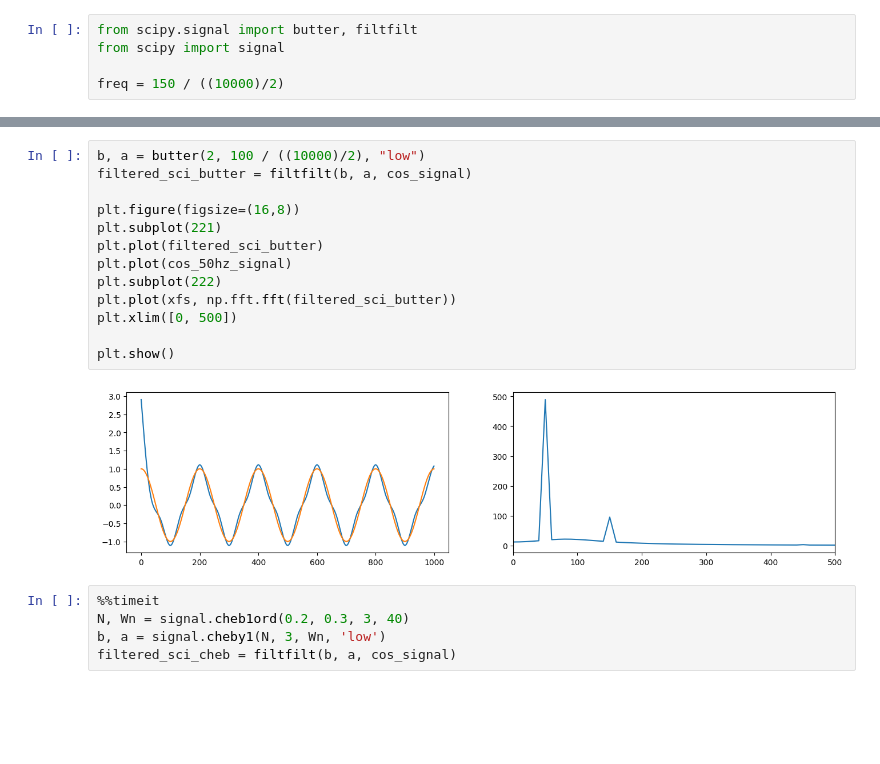
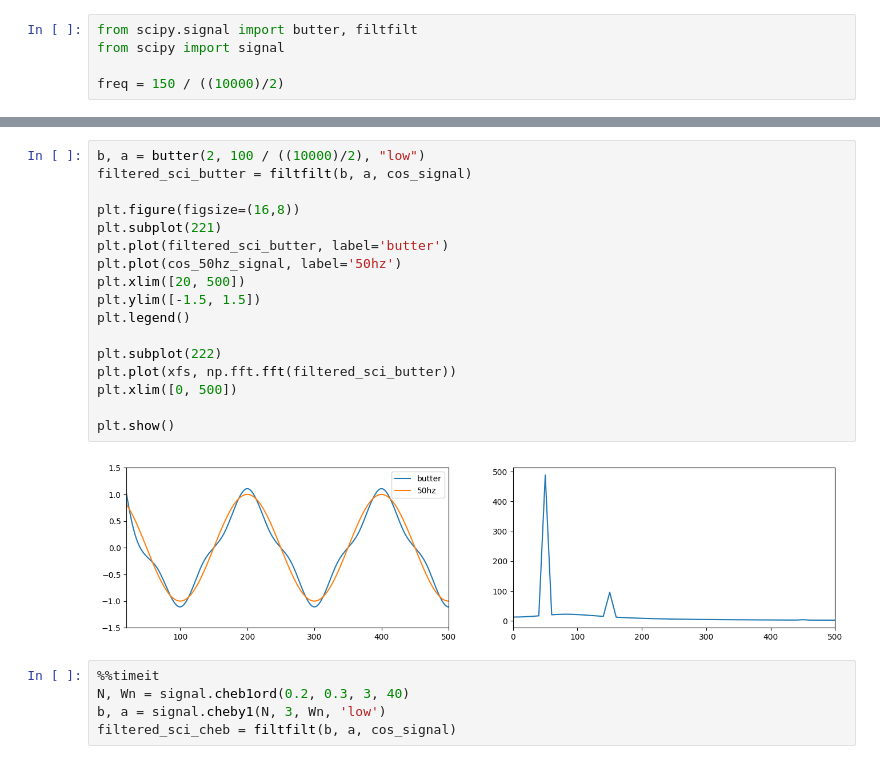
Before and after one commit to JooudDoo/DigitalSignals, a Jupyter notebook: lab_4.ipynb, the cells around one changed output, grey strips where cells are left out. Drawn from its saved outputs; the diff is of its cells as text; blank space fills up the shorter version.

```diff
--- a/lab_4.ipynb
+++ b/lab_4.ipynb
@@ -252,18 +260,22 @@ filtered_sci_butter = filtfilt(b, a, cos_signal)
 # %%
 b, a = butter(2, 100 / ((10000)/2), "low")
 filtered_sci_butter = filtfilt(b, a, cos_signal)
 
 plt.figure(figsize=(16,8))
 plt.subplot(221)
-plt.plot(filtered_sci_butter)
-plt.plot(cos_50hz_signal)
+plt.plot(filtered_sci_butter, label='butter')
+plt.plot(cos_50hz_signal, label='50hz')
+plt.xlim([20, 500])
+plt.ylim([-1.5, 1.5])
+plt.legend()
+
 plt.subplot(222)
 plt.plot(xfs, np.fft.fft(filtered_sci_butter))
 plt.xlim([0, 500])
 
 plt.show()
 # %% [output]
-[figure, old version]
+[figure, new version]
 # %%
 %%timeit
 N, Wn = signal.cheb1ord(0.2, 0.3, 3, 40)
```
Also changed, not shown: parts of 9 cells of this notebook, 1 other file.
